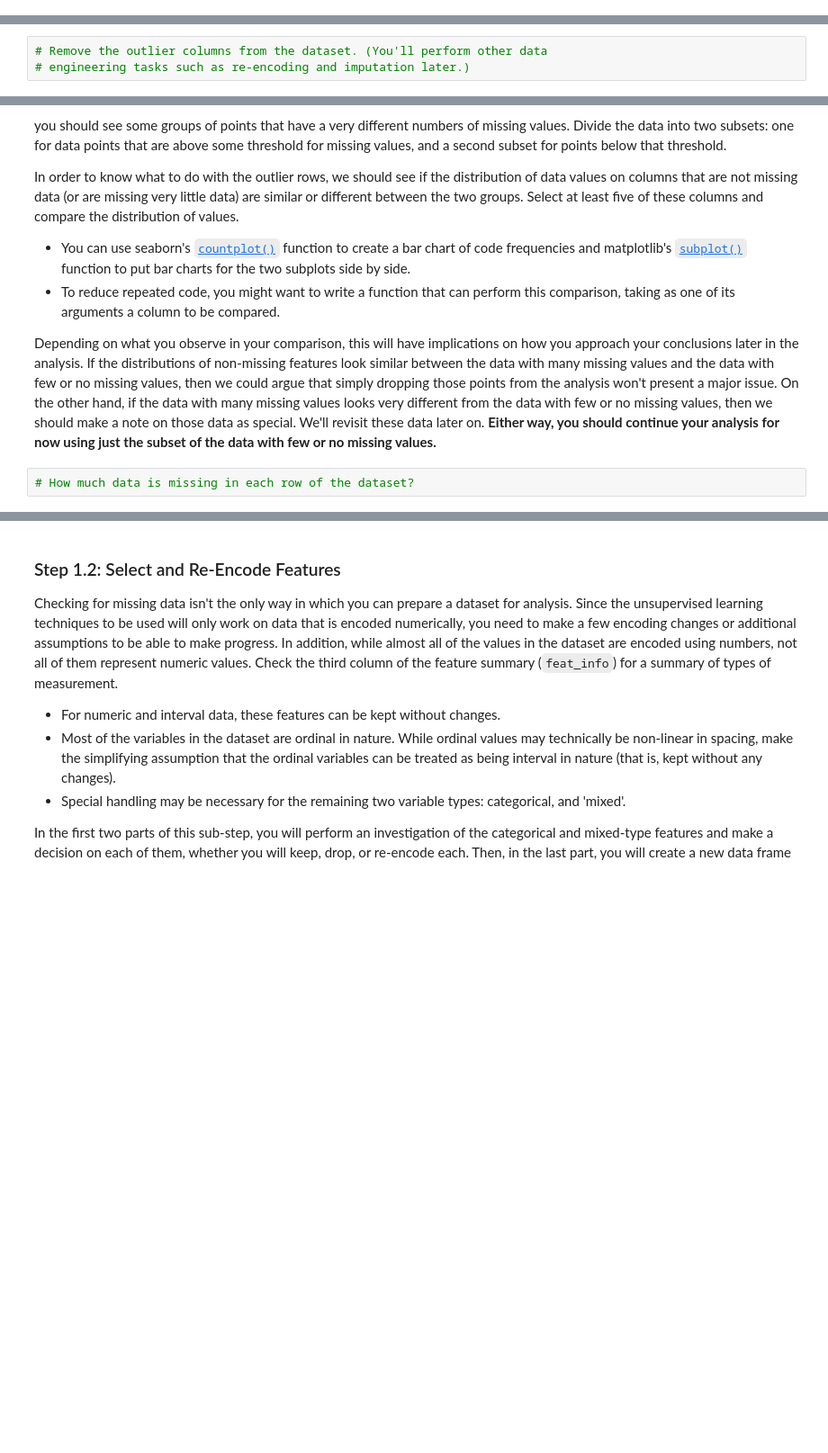
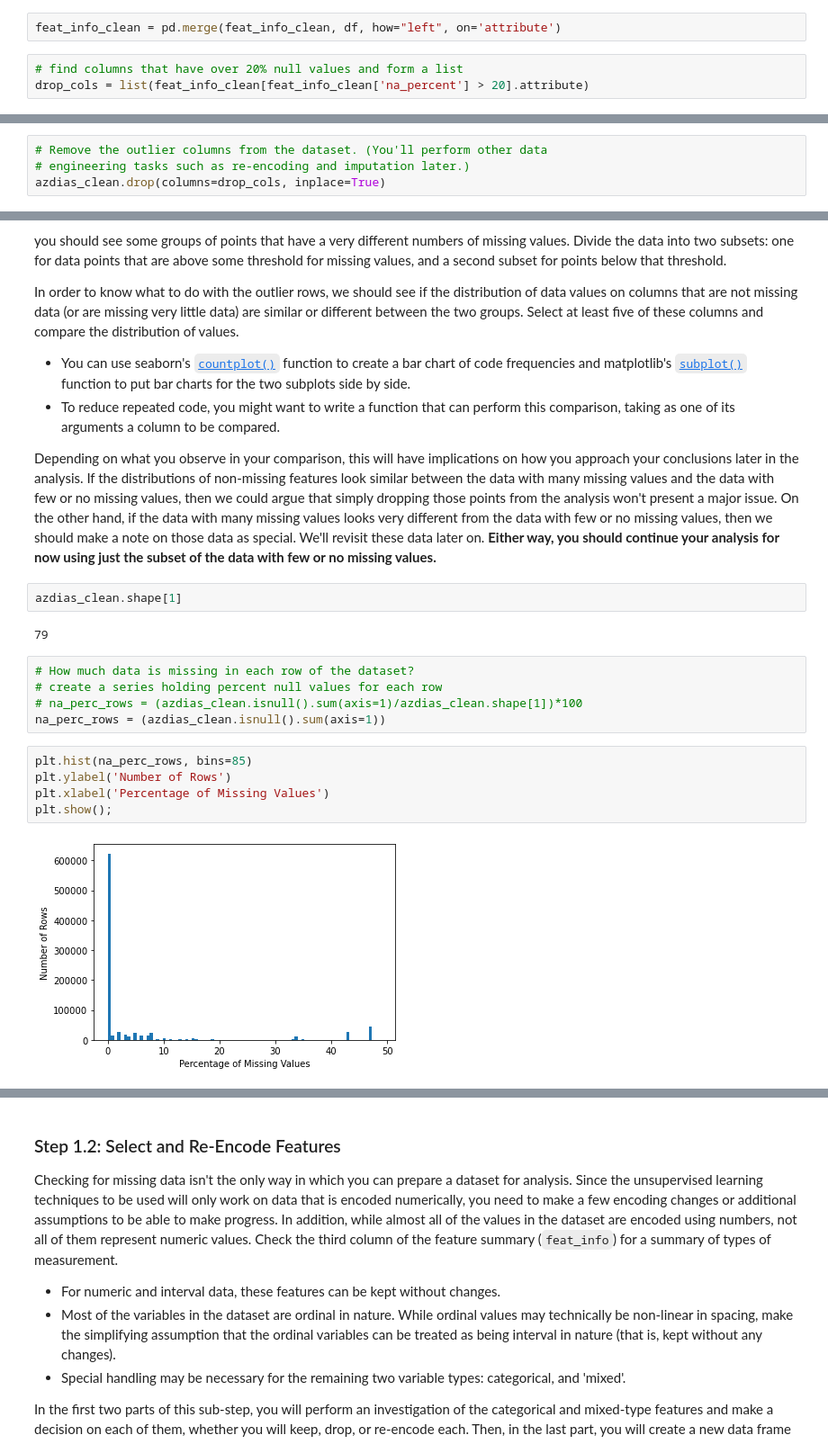
Before and after one commit to jungbuck1/Creating-Customer-Segments, a Jupyter notebook: Identify_Customer_Segments-Copy1.ipynb, the cells around one changed output, grey strips where cells are left out. Shown at 90% size. Drawn from its saved outputs; the diff is of its cells as text; blank space fills up the shorter version.

```diff
--- a/Identify_Customer_Segments-Copy1.ipynb
+++ b/Identify_Customer_Segments-Copy1.ipynb
@@ -189,0 +256,5 @@ For the remaining features, are there any patterns in which columns have, or sha
+# %%
+feat_info_clean = pd.merge(feat_info_clean, df, how="left", on='attribute')
+# %%
+# find columns that have over 20% null values and form a list
+drop_cols = list(feat_info_clean[feat_info_clean['na_percent'] > 20].attribute)
@@ -190,3 +270,4 @@ For the remaining features, are there any patterns in which columns have, or sha
 # %%
 # Remove the outlier columns from the dataset. (You'll perform other data
 # engineering tasks such as re-encoding and imputation later.)
+azdias_clean.drop(columns=drop_cols, inplace=True)
@@ -204,5 +304,19 @@ In order to know what to do with the outlier rows, we should see if the distribu
 - To reduce repeated code, you might want to write a function that can perform this comparison, taking as one of its arguments a column to be compared.
 
 Depending on what you observe in your comparison, this will have implications on how you approach your conclusions later in the analysis. If the distributions of non-missing features look similar between the data with many missing values and the data with few or no missing values, then we could argue that simply dropping those points from the analysis won't present a major issue. On the other hand, if the data with many missing values looks very different from the data with few or no missing values, then we should make a note on those data as special. We'll revisit these data later on. **Either way, you should continue your analysis for now using just the subset of the data with few or no missing values.**
+# %%
+azdias_clean.shape[1]
+# %% [output]
+79
 # %%
 # How much data is missing in each row of the dataset?
+# create a series holding percent null values for each row
+# na_perc_rows = (azdias_clean.isnull().sum(axis=1)/azdias_clean.shape[1])*100
+na_perc_rows = (azdias_clean.isnull().sum(axis=1))
+# %%
+plt.hist(na_perc_rows, bins=85)
+plt.ylabel('Number of Rows')
+plt.xlabel('Percentage of Missing Values')
+plt.show();
+# %% [output]
+[figure, added]
```
Also changed, not shown: parts of 45 cells of this notebook.
